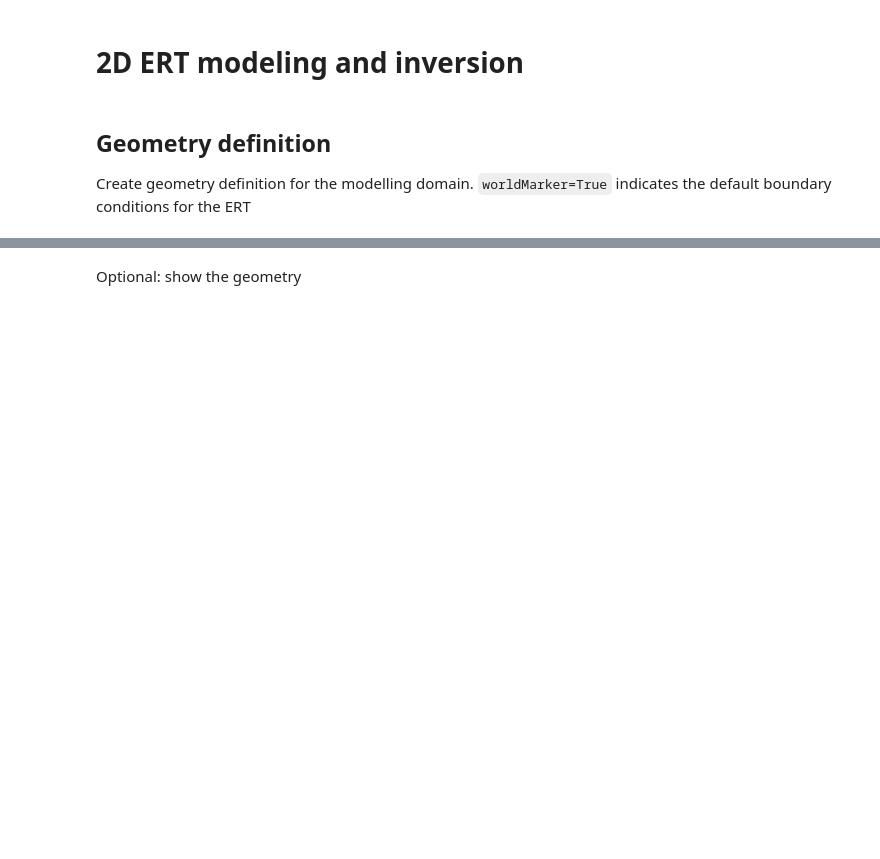
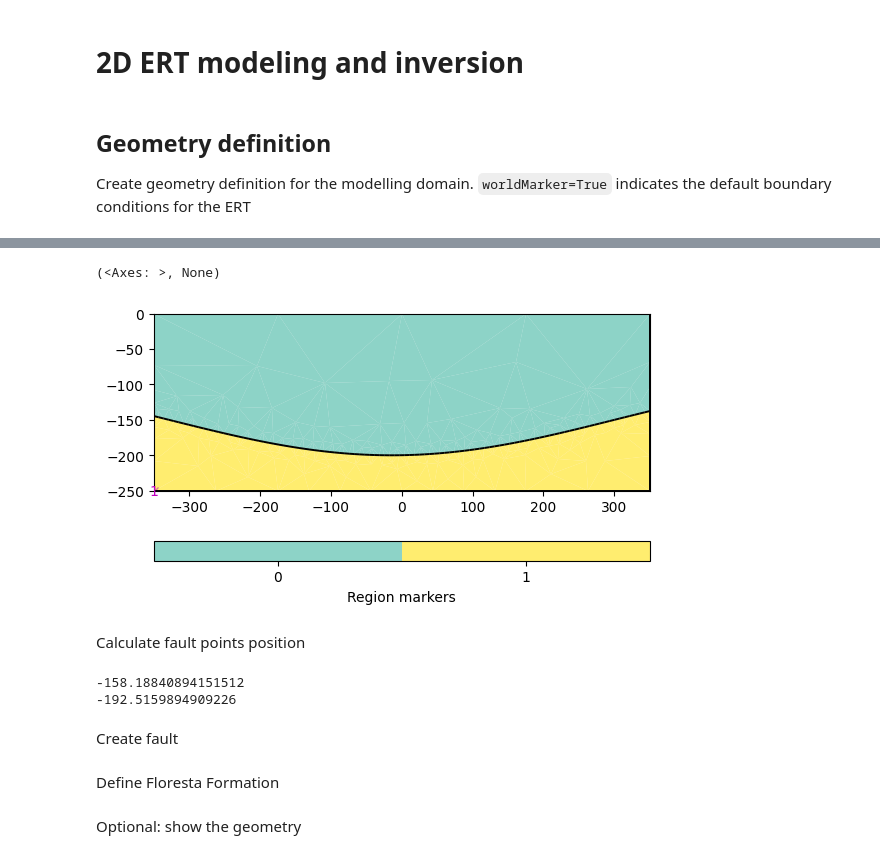
Before and after one commit to jcmefra/Aguas_Vichy, a Jupyter notebook: ERT.ipynb, the cells around one changed output, grey strips where cells are left out. Saved outputs shown, nothing was run; the diff lists cells and outputs as text; code cells hidden in the pictures; blank space fills up the shorter version.

```diff
--- a/ERT.ipynb
+++ b/ERT.ipynb
@@ -30,0 +32,30 @@ Merge geometry definition into a Piecewise Linear Complex (PLC)
+# %%
+world += concave_shape
+pg.show(world)
+# %% [output]
+(<Axes: >, None)
+[figure, added]
+# %% [markdown]
+Calculate fault points position
+# %%
+x1 = -125
+y2 = -250
+
+#Find y1 and x2 so fault intersects with first layer base and it has dip = 60°
+
+def f(p):
+    x2, y1 = p
+    eq1 = y1 - (-150 + 50 * np.sin((x1-300) / 200))
+    eq2 = x2 - (x1 + (y2 - y1) / np.tan(np.radians(60)))
+    return [eq1, eq2]
+
+from scipy.optimize import fsolve
+
+x2, y1 = fsolve(f, [-100, -200])
+print(x2)
+print(y1)
+# %% [output]
+-158.18840894151512
+-192.5159894909226
+# %% [markdown]
+Create fault
@@ -30,0 +64,2 @@ Merge geometry definition into a Piecewise Linear Complex (PLC)
+# %% [markdown]
+Define Floresta Formation
```
Also changed, not shown: parts of 12 cells of this notebook, 1 other file.
